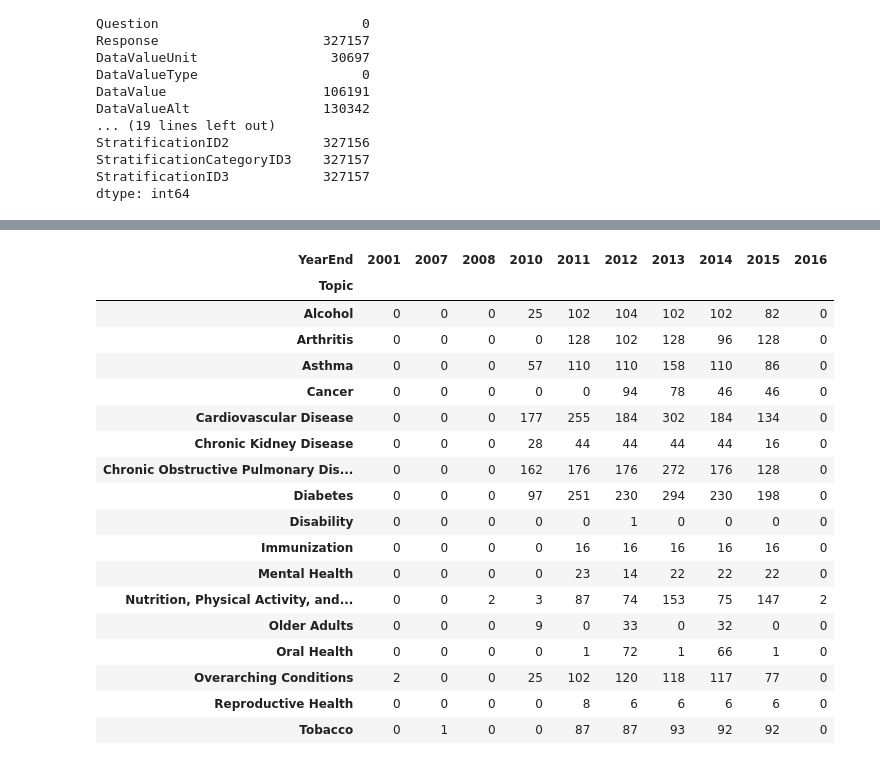
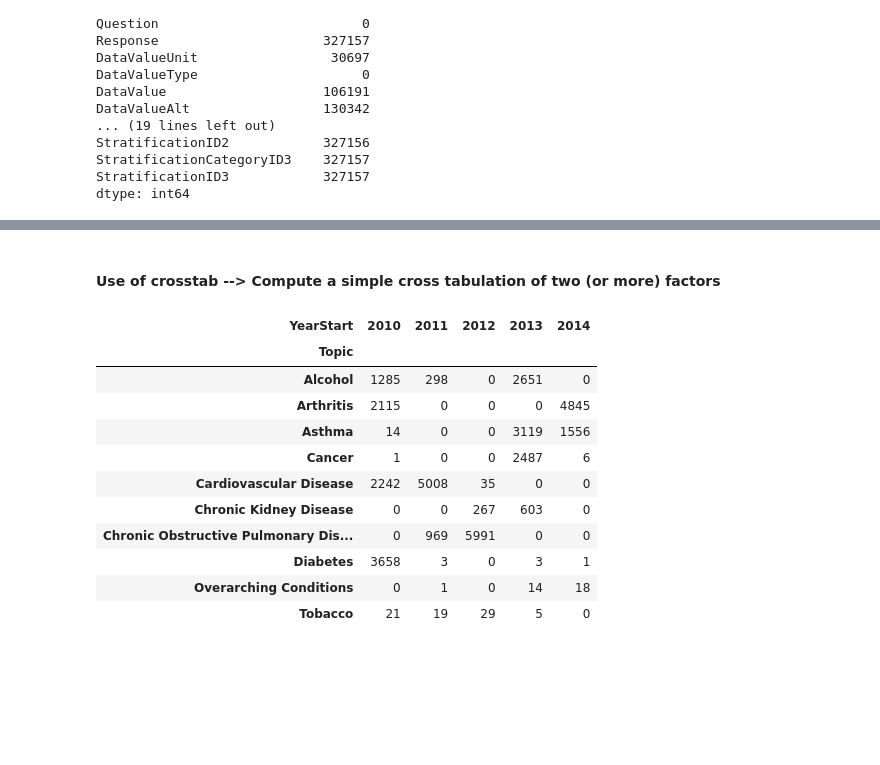
Before and after one commit to IshwarGautam/OnlineClass, a Jupyter notebook: pandas/pandas ex-1.ipynb, the cells around one changed output, grey strips where cells are left out. Cells and saved outputs as stored; diff of their text form; code cells hidden in the pictures; blank space fills up the shorter version.

```diff
--- a/pandas/pandas ex-1.ipynb
+++ b/pandas/pandas ex-1.ipynb
@@ -253,3 +180,6 @@ StratificationID2            327156
 StratificationCategoryID3    327157
 StratificationID3            327157
 dtype: int64
+# %%
+new_data=data.dropna(axis=0)
+new_data.head()
@@ -279,0 +245,3 @@ data.loc[10:15,["YearStart","YearEnd"]]
+# %%
+new_data = new_data.reset_index(drop=True)
+new_data.head(10)
@@ -280,2 +278,2 @@ data.loc[10:15,["YearStart","YearEnd"]]
 # %%
-new_data = data[data.LocationAbbr.apply(lambda state: state == 'NV')]
+new_data2 = data[data.LocationAbbr.apply(lambda state: state == 'NV')]
@@ -290,23 +290,18 @@ new_data.tail(3)
+# %% [markdown]
+#### Use of crosstab --> Compute a simple cross tabulation of two (or more) factors
 # %%
-pd.crosstab(data['Topic'], new_data['YearEnd'])
+pd.crosstab(data['Topic'], new_data['YearStart'])
 # %% [output]
-| YearEnd | 2001 | 2007 | 2008 | 2010 | 2011 | 2012 | 2013 | 2014 | 2015 | 2016 |
-| Topic |  |  |  |  |  |  |  |  |  |  |
-| Alcohol | 0 | 0 | 0 | 25 | 102 | 104 | 102 | 102 | 82 | 0 |
-| Arthritis | 0 | 0 | 0 | 0 | 128 | 102 | 128 | 96 | 128 | 0 |
-| Asthma | 0 | 0 | 0 | 57 | 110 | 110 | 158 | 110 | 86 | 0 |
-| Cancer | 0 | 0 | 0 | 0 | 0 | 94 | 78 | 46 | 46 | 0 |
-| Cardiovascular Disease | 0 | 0 | 0 | 177 | 255 | 184 | 302 | 184 | 134 | 0 |
-| Chronic Kidney Disease | 0 | 0 | 0 | 28 | 44 | 44 | 44 | 44 | 16 | 0 |
-| Chronic Obstructive Pulmonary Dis... | 0 | 0 | 0 | 162 | 176 | 176 | 272 | 176 | 128 | 0 |
-| Diabetes | 0 | 0 | 0 | 97 | 251 | 230 | 294 | 230 | 198 | 0 |
-| Disability | 0 | 0 | 0 | 0 | 0 | 1 | 0 | 0 | 0 | 0 |
-| Immunization | 0 | 0 | 0 | 0 | 16 | 16 | 16 | 16 | 16 | 0 |
-| Mental Health | 0 | 0 | 0 | 0 | 23 | 14 | 22 | 22 | 22 | 0 |
-| Nutrition, Physical Activity, and... | 0 | 0 | 2 | 3 | 87 | 74 | 153 | 75 | 147 | 2 |
-| Older Adults | 0 | 0 | 0 | 9 | 0 | 33 | 0 | 32 | 0 | 0 |
-| Oral Health | 0 | 0 | 0 | 0 | 1 | 72 | 1 | 66 | 1 | 0 |
-| Overarching Conditions | 2 | 0 | 0 | 25 | 102 | 120 | 118 | 117 | 77 | 0 |
-| Reproductive Health | 0 | 0 | 0 | 0 | 8 | 6 | 6 | 6 | 6 | 0 |
-| Tobacco | 0 | 1 | 0 | 0 | 87 | 87 | 93 | 92 | 92 | 0 |
+| YearStart | 2010 | 2011 | 2012 | 2013 | 2014 |
+| Topic |  |  |  |  |  |
+| Alcohol | 1285 | 298 | 0 | 2651 | 0 |
+| Arthritis | 2115 | 0 | 0 | 0 | 4845 |
+| Asthma | 14 | 0 | 0 | 3119 | 1556 |
+| Cancer | 1 | 0 | 0 | 2487 | 6 |
+| Cardiovascular Disease | 2242 | 5008 | 35 | 0 | 0 |
+| Chronic Kidney Disease | 0 | 0 | 267 | 603 | 0 |
+| Chronic Obstructive Pulmonary Dis... | 0 | 969 | 5991 | 0 | 0 |
+| Diabetes | 3658 | 3 | 0 | 3 | 1 |
+| Overarching Conditions | 0 | 1 | 0 | 14 | 18 |
+| Tobacco | 21 | 19 | 29 | 5 | 0 |
 # %%
```
Also changed, not shown: parts of 33 cells of this notebook, 1 other file.
